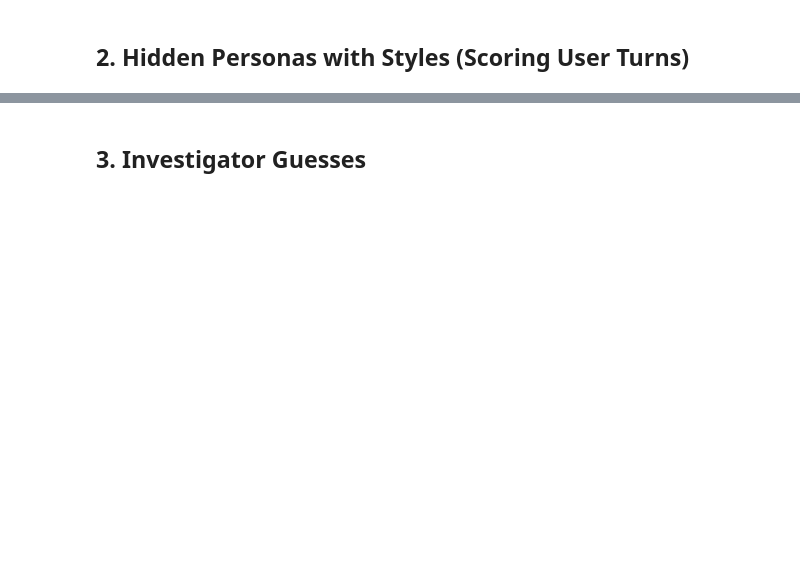
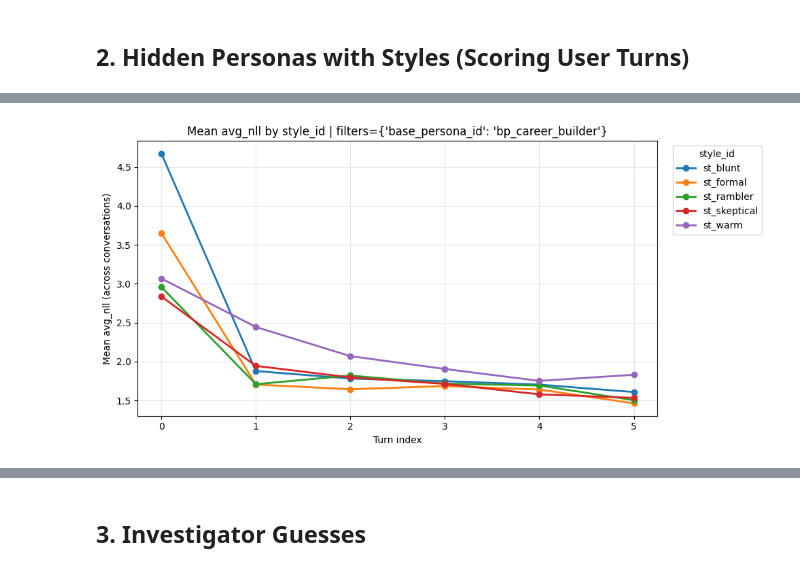
Before and after one commit to emmacristinamora/llm-wm, a Jupyter notebook: llm-vs-llm/notebooks/01_plot_nll_by_turn.ipynb, the cells around one changed output, grey strips where cells are left out. Cells and saved outputs as stored; diff of their text form; code cells hidden in the pictures; blank space fills up the shorter version.

```diff
--- a/llm-vs-llm/notebooks/01_plot_nll_by_turn.ipynb
+++ b/llm-vs-llm/notebooks/01_plot_nll_by_turn.ipynb
@@ -376,3 +376,11 @@ plot_avg_by_group(
+# %%
+plot_avg_by_group(
+    df_u,
+    group_col="style_id",
+    filters={"base_persona_id": "bp_career_builder"},
+)
+# %% [output]
+[figure, added]
 # %%
 plot_avg_by_group(
     df_u,
```
Also changed, not shown: parts of 9 cells of this notebook, 10 other files.
